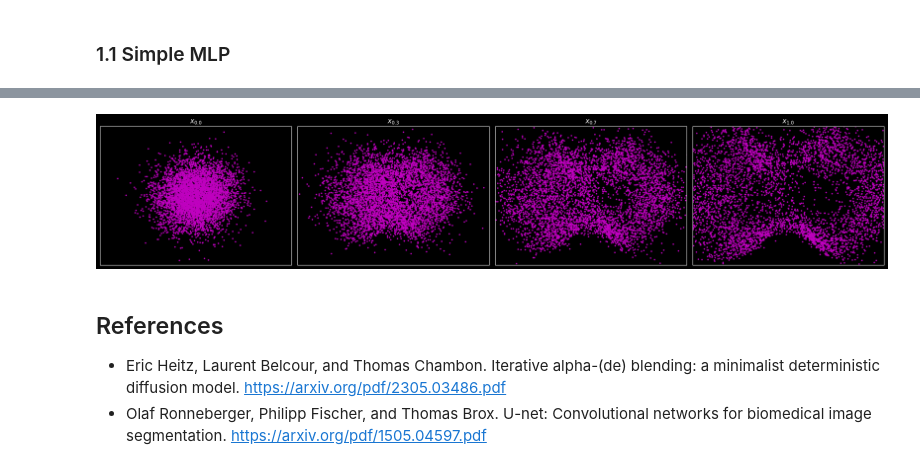
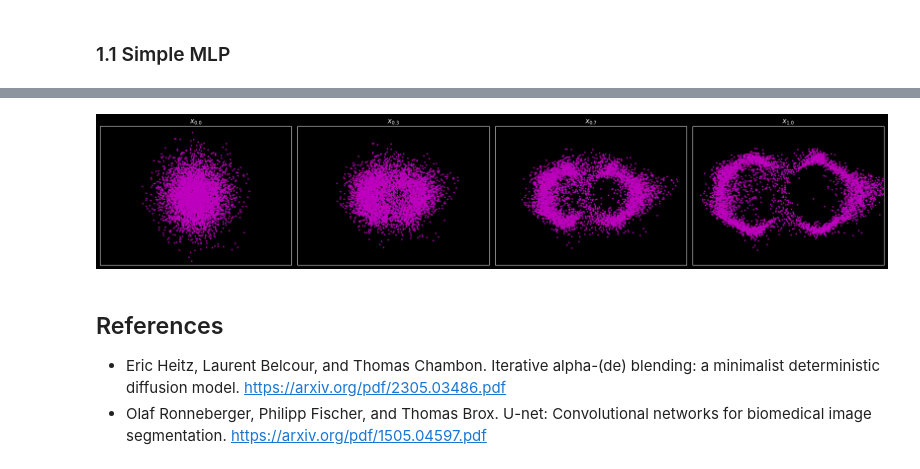
Before and after one commit to AlfredPichard/LADMG, a Jupyter notebook: introduction_notebooks/pichard_alfred/alpha_(de)blending.ipynb, the cells around one changed output, grey strips where cells are left out. Saved outputs shown, nothing was run; the diff lists cells and outputs as text; code cells hidden in the pictures.

```diff
--- a/introduction_notebooks/pichard_alfred/alpha_(de)blending.ipynb
+++ b/introduction_notebooks/pichard_alfred/alpha_(de)blending.ipynb
@@ -149,19 +147,18 @@ class AlphaDeblendMLP(nn.Module):
 
         return out
 # %%
-BATCH_SIZE = 128
-EPOCHS = 10001
-LR = 1e-2
+BATCH_SIZE = 64
+EPOCHS = 5001
+LR = 1e-3
 
-model = AlphaDeblendMLP(input_dim=2, hidden_dim=128, pos_encoder_dim=2)
+model = AlphaDeblendMLP(input_dim=2, hidden_dim=128, pos_encoder_dim=64)
 optimizer = optim.Adam(model.parameters(), lr=LR)
-dataset = data
 criterion = nn.MSELoss(reduction='mean')
 
 ### Train
 for epoch in range(EPOCHS):
-    epoch_loss = train(model, optimizer, criterion, dataset, BATCH_SIZE)
+    epoch_loss = train(model, optimizer, criterion, data, BATCH_SIZE)
 
-    if (epoch % 1000 == 0):
+    if (epoch % 500 == 0):
         print(f"Loss at epoch {epoch}: {epoch_loss}")
 # %% [output]
@@ -184,7 +181,7 @@ fig, axs = plt.subplots(1, NUM_PLOTS+1, figsize=(20,4))
 with torch.no_grad():
     x_alpha = torch.randn(BATCH_SIZE, 2, device=device)
 
-    T = 1000
+    T = 100
     for t in range(T+1):
         alpha = t/T * torch.ones(BATCH_SIZE, 1)
         x_alpha = x_alpha + (1/T)*model(x_alpha, alpha)
@@ -193,7 +190,7 @@ with torch.no_grad():
             i = t//(T//NUM_PLOTS)
             axs[i].scatter(x_alpha.T[0], x_alpha.T[1], c='m', s=3)
             axs[i].set_title(f"$x_{{{'%.1f'%(alpha[0])}}}$")
-            axs[i].set_xlim([-5, 5])
+            axs[i].set_xlim([-6, 6])
             axs[i].set_ylim([-4, 4])
             axs[i].set_yticks([])
             axs[i].set_xticks([])
@@ -299,11 +296,11 @@ class LinearUNet(nn.Module):
             pos_encoder_dim=pos_encoder_dim
         )
 
-        self.positional_encoder = SinusoidalPositionalEncoder(pos_encoder_dim=pos_encoder_dim)
+        self.positional_encoder = PositionalEncoder(pos_encoder_dim=pos_encoder_dim)
         self.activation = nn.SiLU()
 
     def forward(self, x, alpha):
-        alpha = self.positional_encoder(alpha)
+        alpha = self.positional_encoder(alpha).float()
 
         x = self.activation(self.input(torch.cat((x, alpha), dim=1)))
 
@@ -315,12 +312,11 @@ class LinearUNet(nn.Module):
 
         return out
 # %%
-### Hyperparamerters
-BATCH_SIZE = 128
-EPOCHS = 10001
-LR = 0.001
+BATCH_SIZE = 64
+EPOCHS = 5001
+LR = 1e-3
 
-model = LinearUNet(input_dim=2, pos_encoder_dim=2)
+model = LinearUNet(input_dim=2, pos_encoder_dim=64)
 optimizer = optim.Adam(model.parameters(), lr=LR)
 dataset = data
 criterion = nn.MSELoss(reduction='mean')
@@ -329,6 +325,6 @@ criterion = nn.MSELoss(reduction='mean')
 for epoch in range(EPOCHS):
     epoch_loss = train(model, optimizer, criterion, dataset, BATCH_SIZE)
 
-    if (epoch % 1000 == 0):
+    if (epoch % 500 == 0):
         print(f"Loss at epoch {epoch}: {epoch_loss}")
 # %% [output]
@@ -346,29 +342,29 @@ Loss at epoch 1000: 100.00540399551392
 # %%
 NUM_PLOTS = 3
 BATCH_SIZE = 5000
 fig, axs = plt.subplots(1, NUM_PLOTS+1, figsize=(20,4))
 
 with torch.no_grad():
     x_alpha = torch.randn(BATCH_SIZE, 2, device=device)
 
     T = 100
     for t in range(T+1):
         alpha = t/T * torch.ones(BATCH_SIZE, 1)
         x_alpha = x_alpha + (1/T) * model(x_alpha, alpha)
 
         # Visualize
         if (t % (T//NUM_PLOTS) == 0):
             i = t//(T//NUM_PLOTS)
             axs[i].scatter(x_alpha.T[0], x_alpha.T[1], c='m', s=3)
             axs[i].set_title(f"$x_{{{'%.1f'%(alpha[0])}}}$")
-            axs[i].set_xlim([-5, 5])
+            axs[i].set_xlim([-6, 6])
             axs[i].set_ylim([-4, 4])
             axs[i].set_yticks([])
             axs[i].set_xticks([])
     fig.tight_layout()
     plt.show()
 # %% [output]
-[figure, old version]
+[figure, new version]
 # %% [markdown]
 ## References
 - Eric Heitz, Laurent Belcour, and Thomas Chambon. Iterative alpha-(de) blending: a minimalist
```
Also changed, not shown: parts of 11 cells of this notebook.
